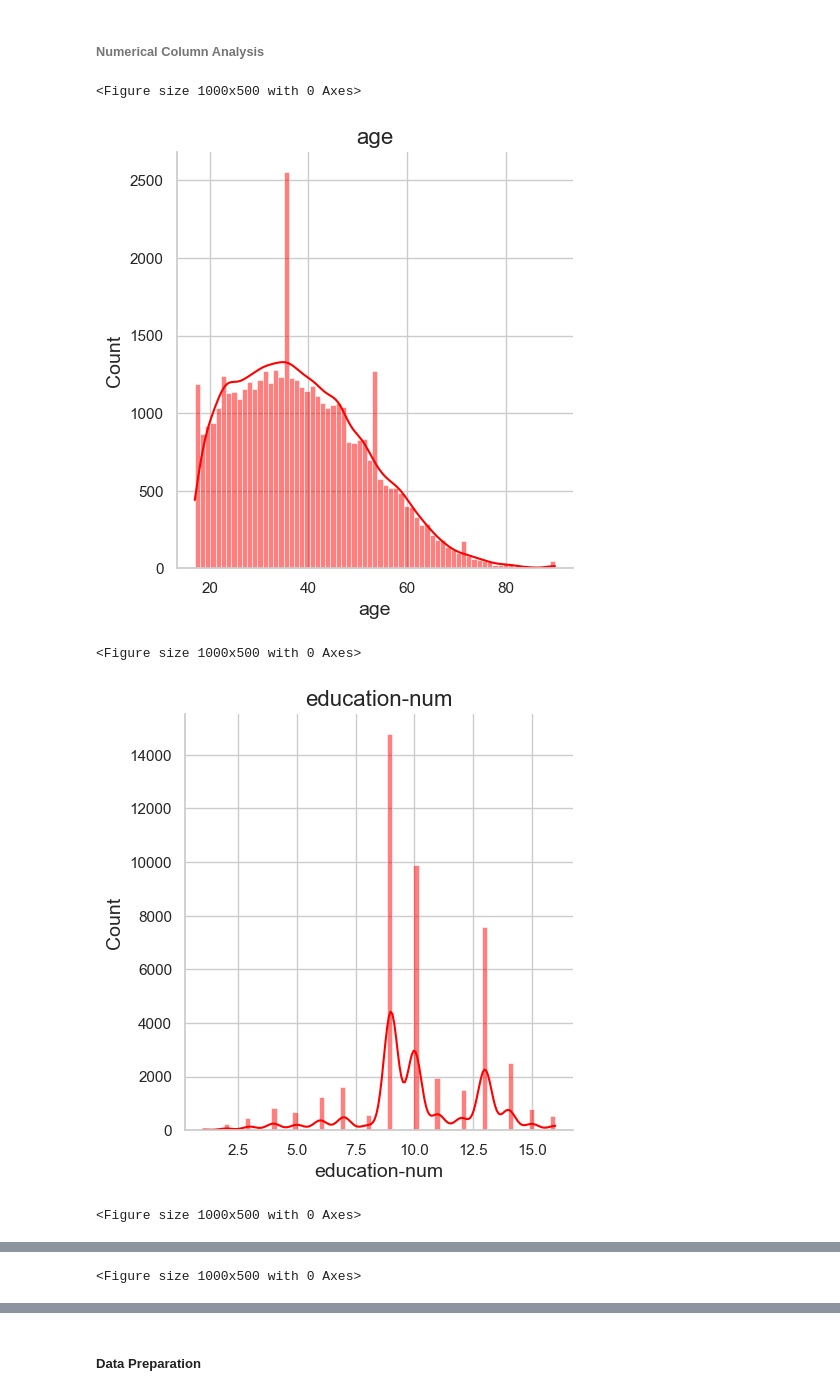
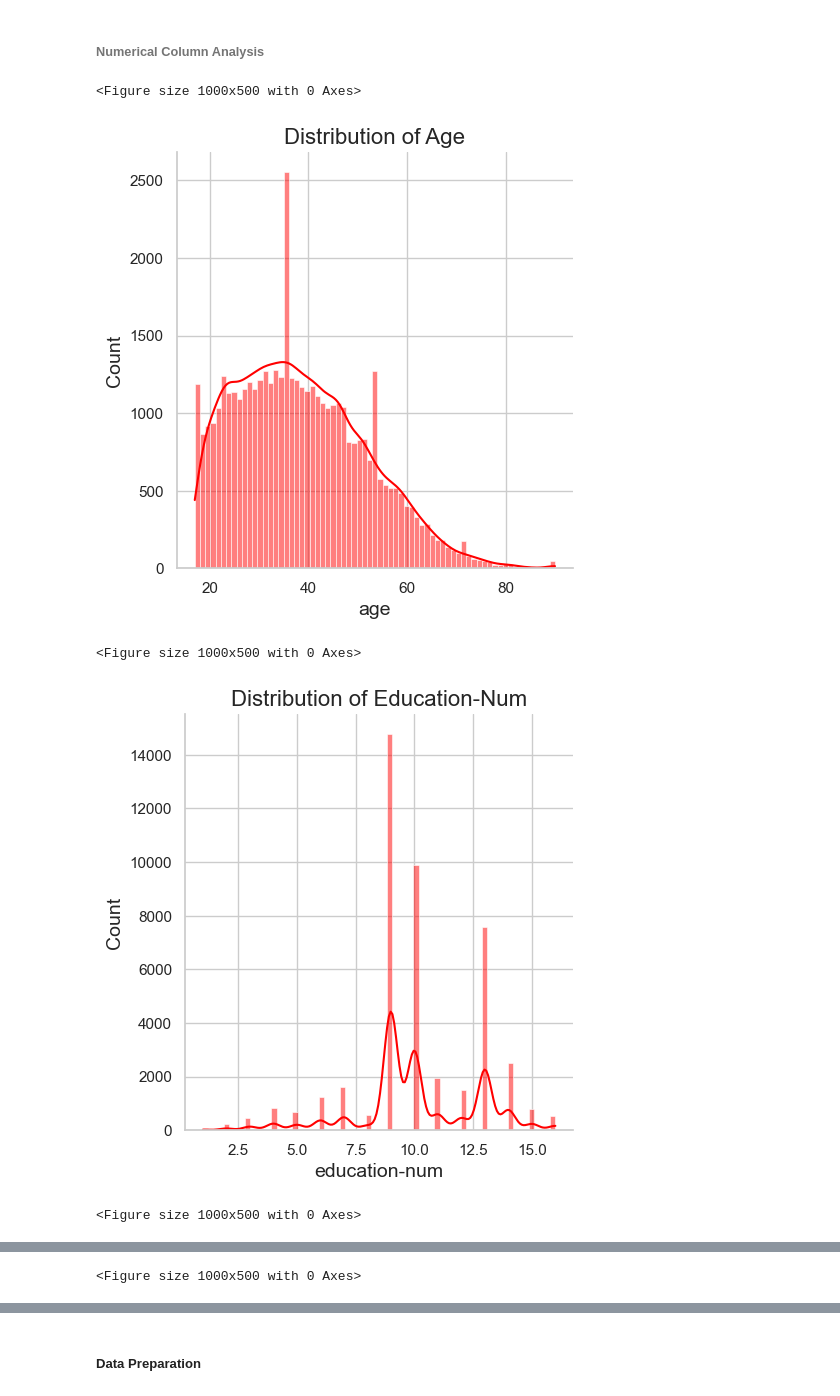
Before and after one commit to badicev/finding_donors, a Jupyter notebook: reproduce.ipynb, the cells around one changed output, grey strips where cells are left out. Drawn from its saved outputs; the diff is of its cells as text; code cells hidden in the pictures.

Commit message:
added new images to slide

```diff
--- a/reproduce.ipynb
+++ b/reproduce.ipynb
@@ -350,17 +350,19 @@ plt.show()
 # %%
 #Başak's addition
 #set space between the rows
+
 for column in numerical_columns:
     plt.figure(figsize=(10,5))
     sns.displot(data[column], kde=True, color='red')
-    plt.title(column, fontsize=16)
+    titles = ["Age", "Education-Num", "Capital Gain", "Capital Loss", "Hours per week"]
+    plt.title('Distribution of {}'.format(titles[numerical_columns.index(column)]), fontsize=16)
     plt.xlabel(column, fontsize=14)
     plt.ylabel('Count', fontsize=14)
     plt.savefig('visuals/{}.png'.format(column))
     plt.show()
 # %% [output]
 <Figure size 1000x500 with 0 Axes>
-[figure, old version]
+[figure, new version]
 <Figure size 1000x500 with 0 Axes>
-[figure, old version]
+[figure, new version]
 <Figure size 1000x500 with 0 Axes>
```
Also changed, not shown: parts of 10 cells of this notebook, 12 other files.
